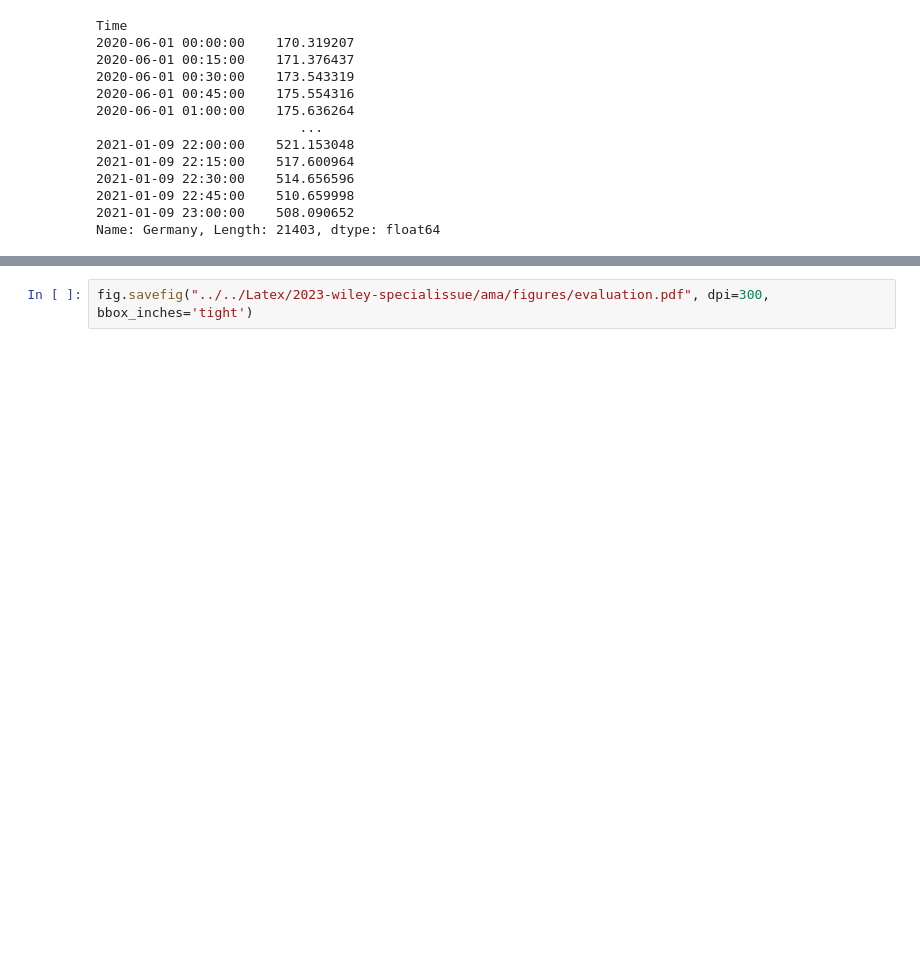
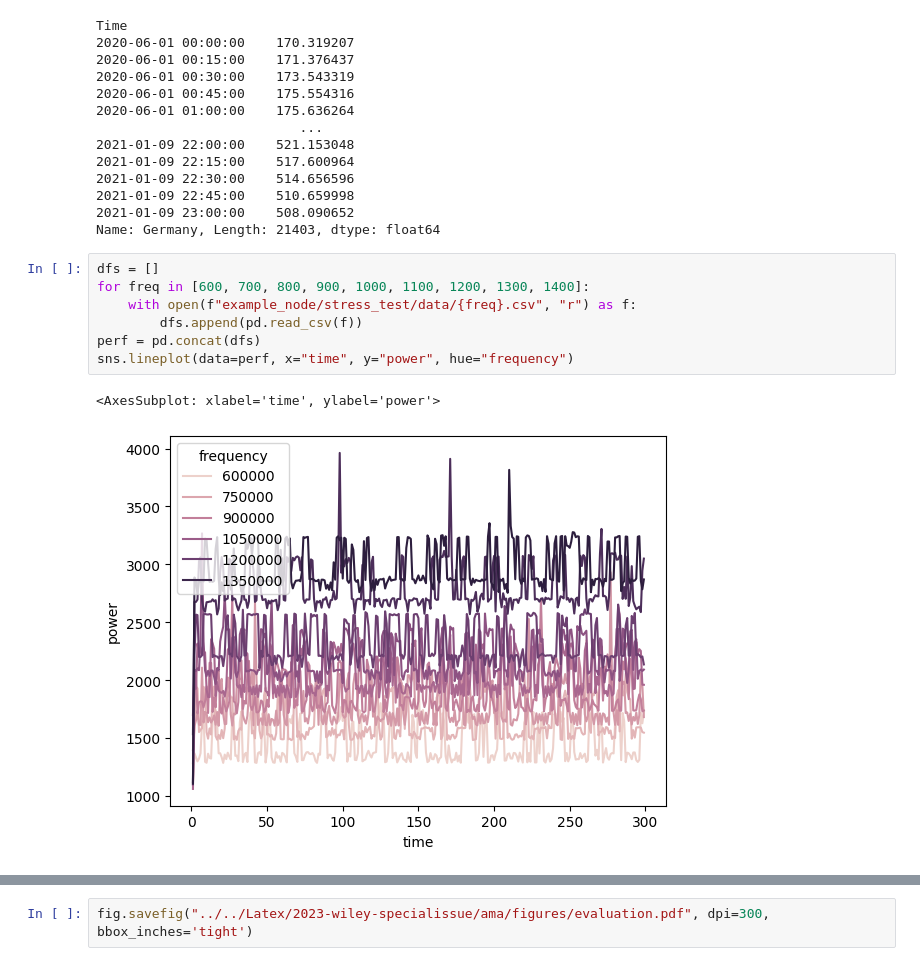
Before and after one commit to dos-group/vessim, a Jupyter notebook: evaluation.ipynb, the cells around one changed output, grey strips where cells are left out. Drawn from its saved outputs; the diff is of its cells as text; blank space fills up the shorter version.

Commit message:
updated notebook and data

```diff
--- a/evaluation.ipynb
+++ b/evaluation.ipynb
@@ -27,3 +28,13 @@ Time
 2021-01-09 22:45:00    510.659998
 2021-01-09 23:00:00    508.090652
 Name: Germany, Length: 21403, dtype: float64
+# %%
+dfs = []
+for freq in [600, 700, 800, 900, 1000, 1100, 1200, 1300, 1400]:
+    with open(f"example_node/stress_test/data/{freq}.csv", "r") as f:
+        dfs.append(pd.read_csv(f))
+perf = pd.concat(dfs)
+sns.lineplot(data=perf, x="time", y="power", hue="frequency")
+# %% [output]
+<AxesSubplot: xlabel='time', ylabel='power'>
+[figure, added]
```
Also changed, not shown: parts of 14 cells of this notebook, 10 other files.
